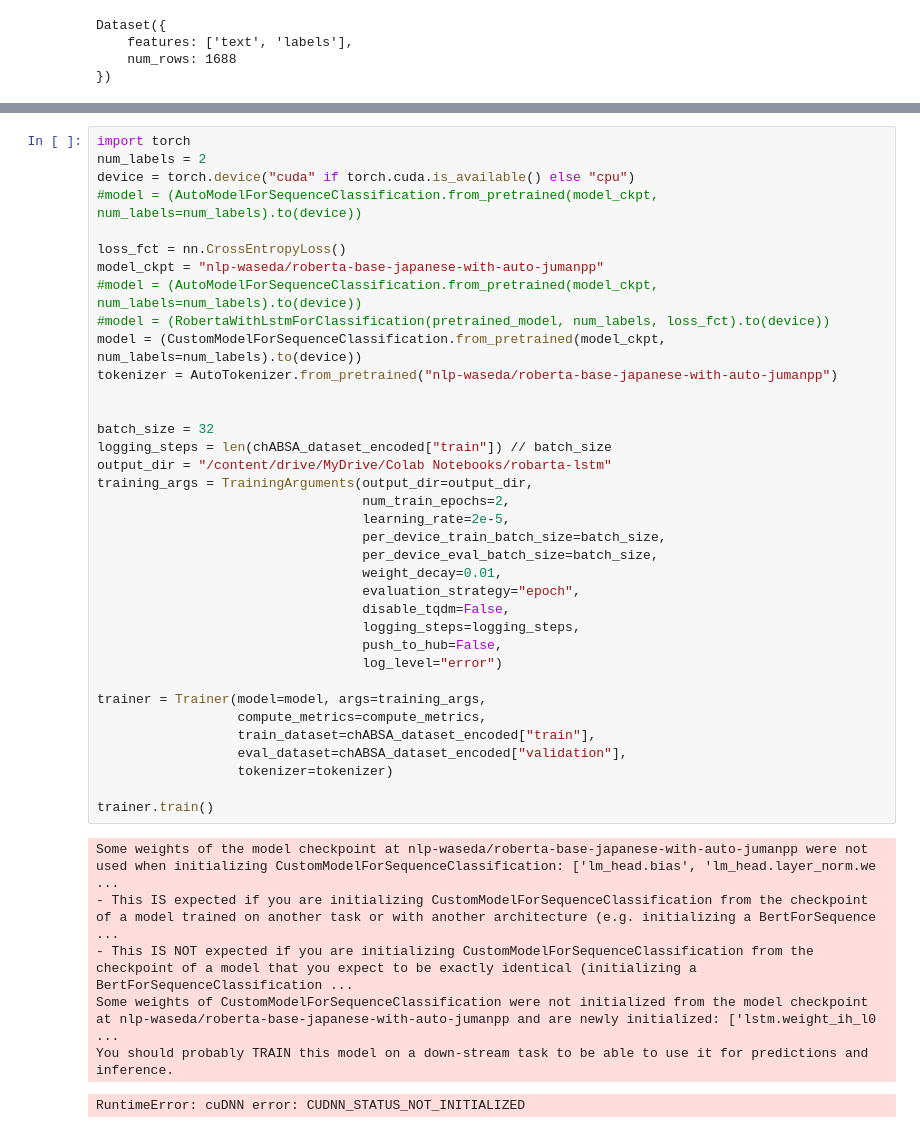
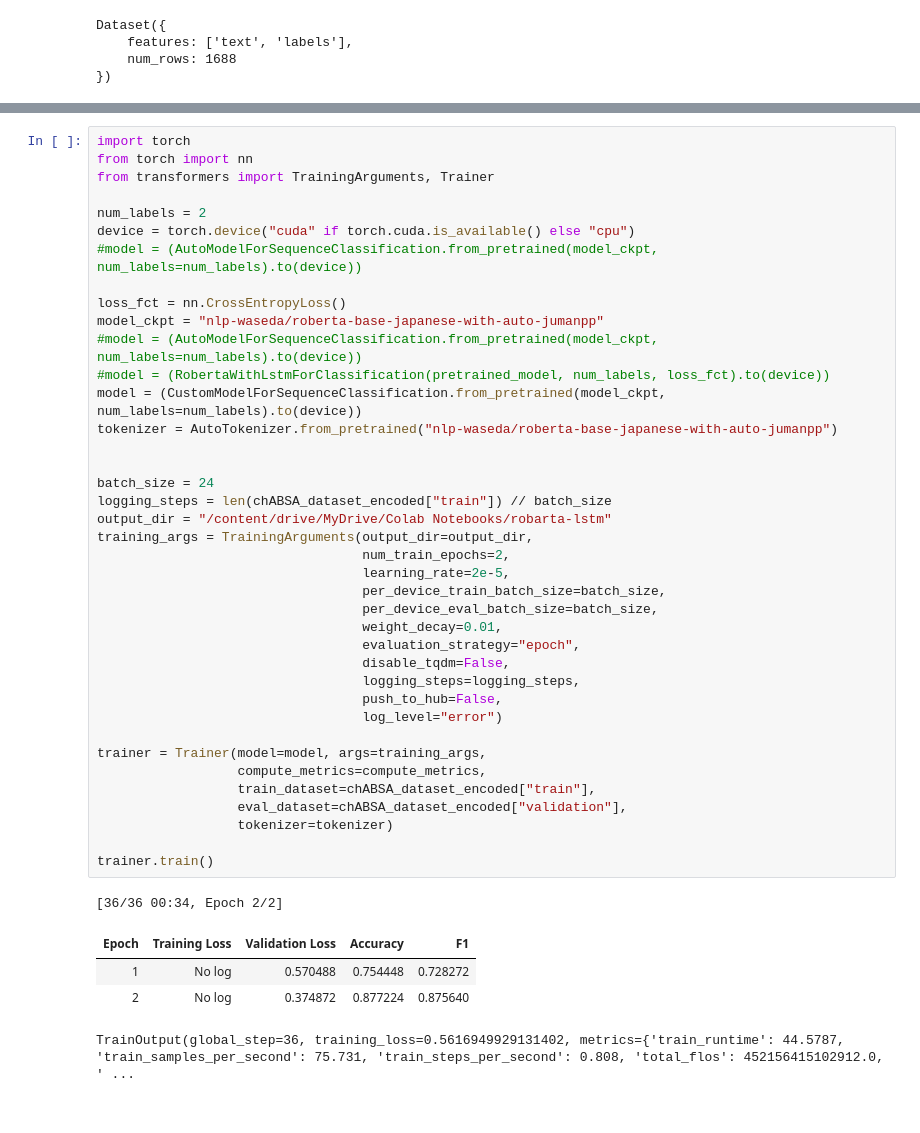
Before and after one commit to KotaroKazama0624/my_reserch, a Jupyter notebook: workspace/colab_setup_juman.ipynb, the cells around one changed output, grey strips where cells are left out. Drawn from its saved outputs; the diff is of its cells as text.

Commit message:
errorを修正

```diff
--- a/workspace/colab_setup_juman.ipynb
+++ b/workspace/colab_setup_juman.ipynb
@@ -175,5 +174,8 @@ Asking to truncate to max_length but no maximum length is provided and the model
 # %%
 import torch
+from torch import nn
+from transformers import TrainingArguments, Trainer
+
 num_labels = 2
 device = torch.device("cuda" if torch.cuda.is_available() else "cpu")
 #model = (AutoModelForSequenceClassification.from_pretrained(model_ckpt, num_labels=num_labels).to(device))
@@ -181,37 +183,36 @@ device = torch.device("cuda" if torch.cuda.is_available() else "cpu")
 loss_fct = nn.CrossEntropyLoss()
 model_ckpt = "nlp-waseda/roberta-base-japanese-with-auto-jumanpp"
 #model = (AutoModelForSequenceClassification.from_pretrained(model_ckpt, num_labels=num_labels).to(device))
 #model = (RobertaWithLstmForClassification(pretrained_model, num_labels, loss_fct).to(device))
 model = (CustomModelForSequenceClassification.from_pretrained(model_ckpt, num_labels=num_labels).to(device))
 tokenizer = AutoTokenizer.from_pretrained("nlp-waseda/roberta-base-japanese-with-auto-jumanpp")
 
 
-batch_size = 32
+batch_size = 24
 logging_steps = len(chABSA_dataset_encoded["train"]) // batch_size
 output_dir = "/content/drive/MyDrive/Colab Notebooks/robarta-lstm"
 training_args = TrainingArguments(output_dir=output_dir,
                                   num_train_epochs=2,
                                   learning_rate=2e-5,
                                   per_device_train_batch_size=batch_size,
                                   per_device_eval_batch_size=batch_size,
                                   weight_decay=0.01,
                                   evaluation_strategy="epoch",
                                   disable_tqdm=False,
                                   logging_steps=logging_steps,
                                   push_to_hub=False,
                                   log_level="error")
 
 trainer = Trainer(model=model, args=training_args,
                   compute_metrics=compute_metrics,
                   train_dataset=chABSA_dataset_encoded["train"],
                   eval_dataset=chABSA_dataset_encoded["validation"],
                   tokenizer=tokenizer)
 
 trainer.train()
 # %% [output]
-Some weights of the model checkpoint at nlp-waseda/roberta-base-japanese-with-auto-jumanpp were not used when initializing CustomModelForSequenceClassification: ['lm_head.bias', 'lm_head.layer_norm.we ...
-- This IS expected if you are initializing CustomModelForSequenceClassification from the checkpoint of a model trained on another task or with another architecture (e.g. initializing a BertForSequence ...
-- This IS NOT expected if you are initializing CustomModelForSequenceClassification from the checkpoint of a model that you expect to be exactly identical (initializing a BertForSequenceClassification ...
-Some weights of CustomModelForSequenceClassification were not initialized from the model checkpoint at nlp-waseda/roberta-base-japanese-with-auto-jumanpp and are newly initialized: ['lstm.weight_ih_l0 ...
-You should probably TRAIN this model on a down-stream task to be able to use it for predictions and inference.
+[36/36 00:34, Epoch 2/2]
+| Epoch | Training Loss | Validation Loss | Accuracy | F1 |
+| 1 | No log | 0.570488 | 0.754448 | 0.728272 |
+| 2 | No log | 0.374872 | 0.877224 | 0.875640 |
-RuntimeError: cuDNN error: CUDNN_STATUS_NOT_INITIALIZED
+TrainOutput(global_step=36, training_loss=0.5616949929131402, metrics={'train_runtime': 44.5787, 'train_samples_per_second': 75.731, 'train_steps_per_second': 0.808, 'total_flos': 452156415102912.0, ' ...
```
Also changed, not shown: parts of 2 cells of this notebook, 1 other file.
